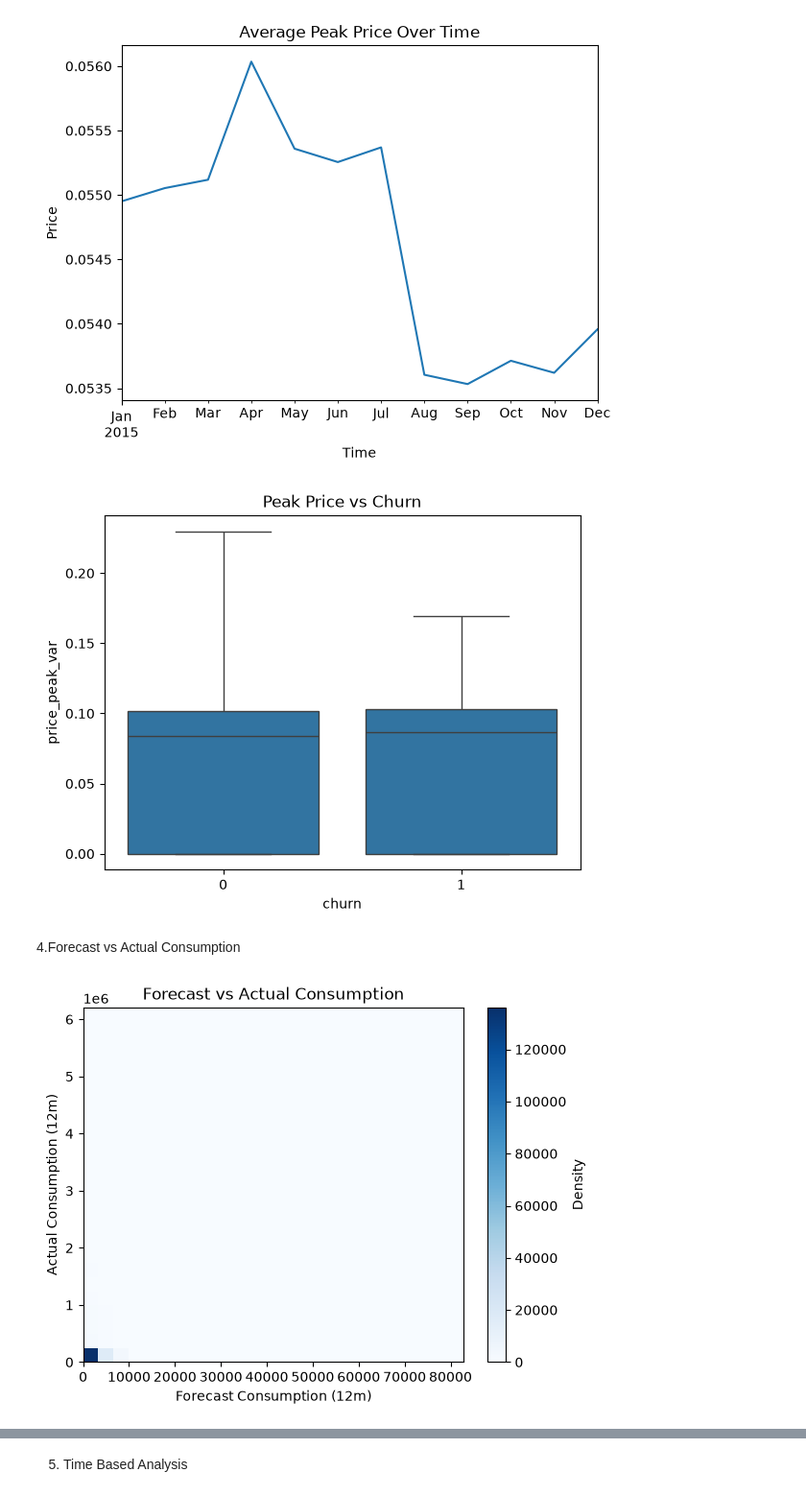
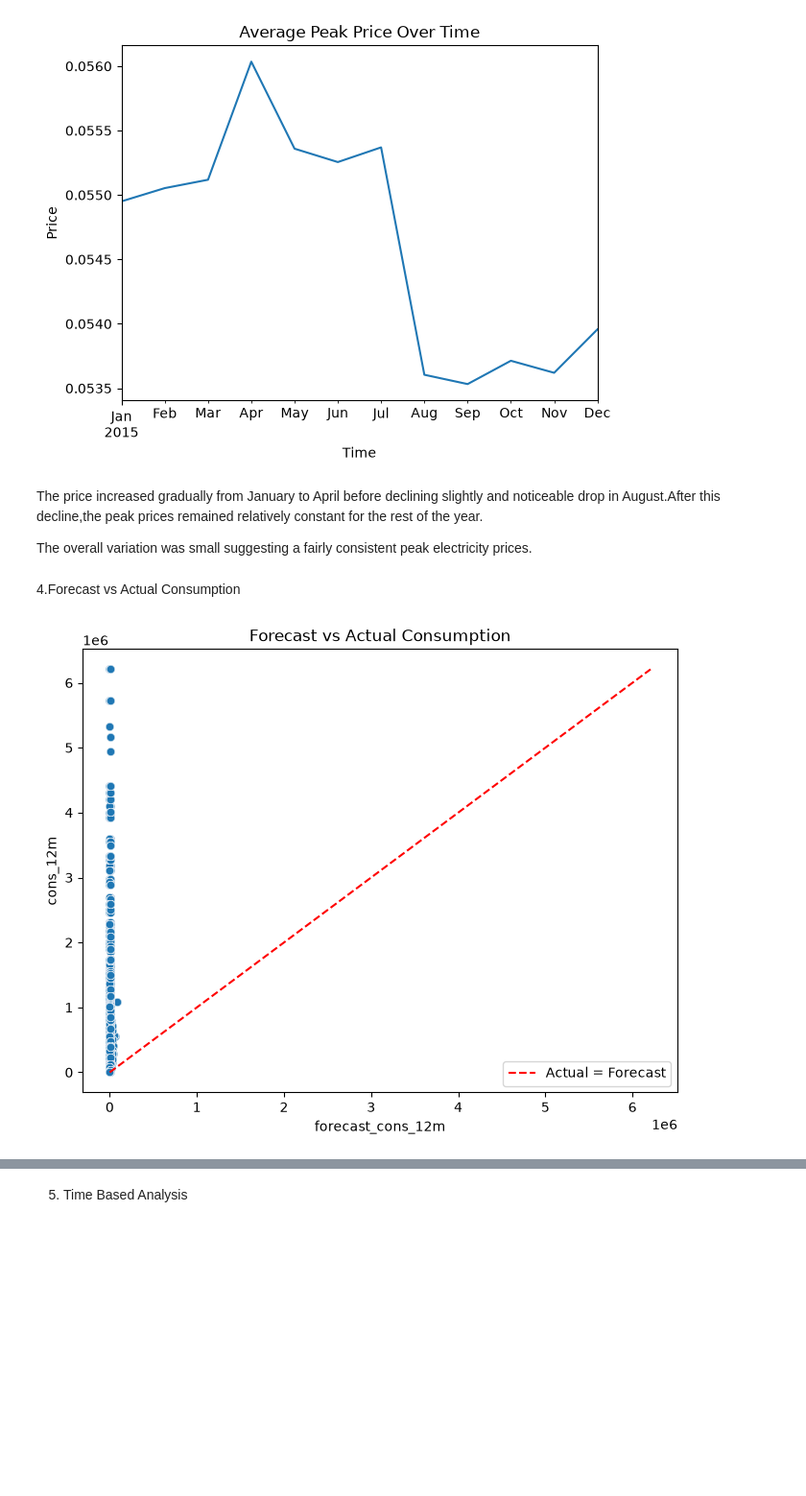
Before and after one commit to graceobonyo/PowerCo-Project, a Jupyter notebook: PowerCo.ipynb, the cells around one changed output, grey strips where cells are left out. Shown at 96% size. Saved outputs shown, nothing was run; the diff lists cells and outputs as text; code cells hidden in the pictures; blank space fills up the shorter version.

```diff
--- a/PowerCo.ipynb
+++ b/PowerCo.ipynb
@@ -303,29 +671,37 @@ plt.ylabel('Price')
 plt.show()
 # %% [output]
 [figure]
-# %%
-# Peak Price vs Churn
-
-sns.boxplot(x='churn', y='price_peak_var',data=client_price)
-
-plt.title('Peak Price vs Churn')
-plt.show()
-# %% [output]
-[figure, removed]
+# %% [markdown]
+The price increased gradually from January to April before declining slightly and noticeable drop in August.After this decline,the peak prices remained relatively constant for the rest of the year.
+
+The overall variation was small suggesting a fairly consistent peak electricity prices.
 # %% [markdown]
 4.Forecast vs Actual Consumption
 # %%
-plt.hist2d(
-    client_price['forecast_cons_12m'],
-    client_price['cons_12m'],
-    bins=25,
-    cmap='Blues'
+plt.figure(figsize=(8,6))
+
+sns.scatterplot(
+    x='forecast_cons_12m',
+    y='cons_12m',
+    data=client_price,
+    alpha=0.5
 )
 
-plt.colorbar(label='Density')
-plt.xlabel('Forecast Consumption (12m)')
-plt.ylabel('Actual Consumption (12m)')
+max_val = max(
+    client_price['forecast_cons_12m'].max(),
+    client_price['cons_12m'].max()
+)
+
+plt.plot(
+    [0, max_val],
+    [0, max_val],
+    color='red',
+    linestyle='--',
+    label='Actual = Forecast'
+)
+
+plt.legend()
 plt.title('Forecast vs Actual Consumption')
 plt.show()
 # %% [output]
-[figure, old version]
+[figure, new version]
```
Also changed, not shown: parts of 90 cells of this notebook, 1 other file.
